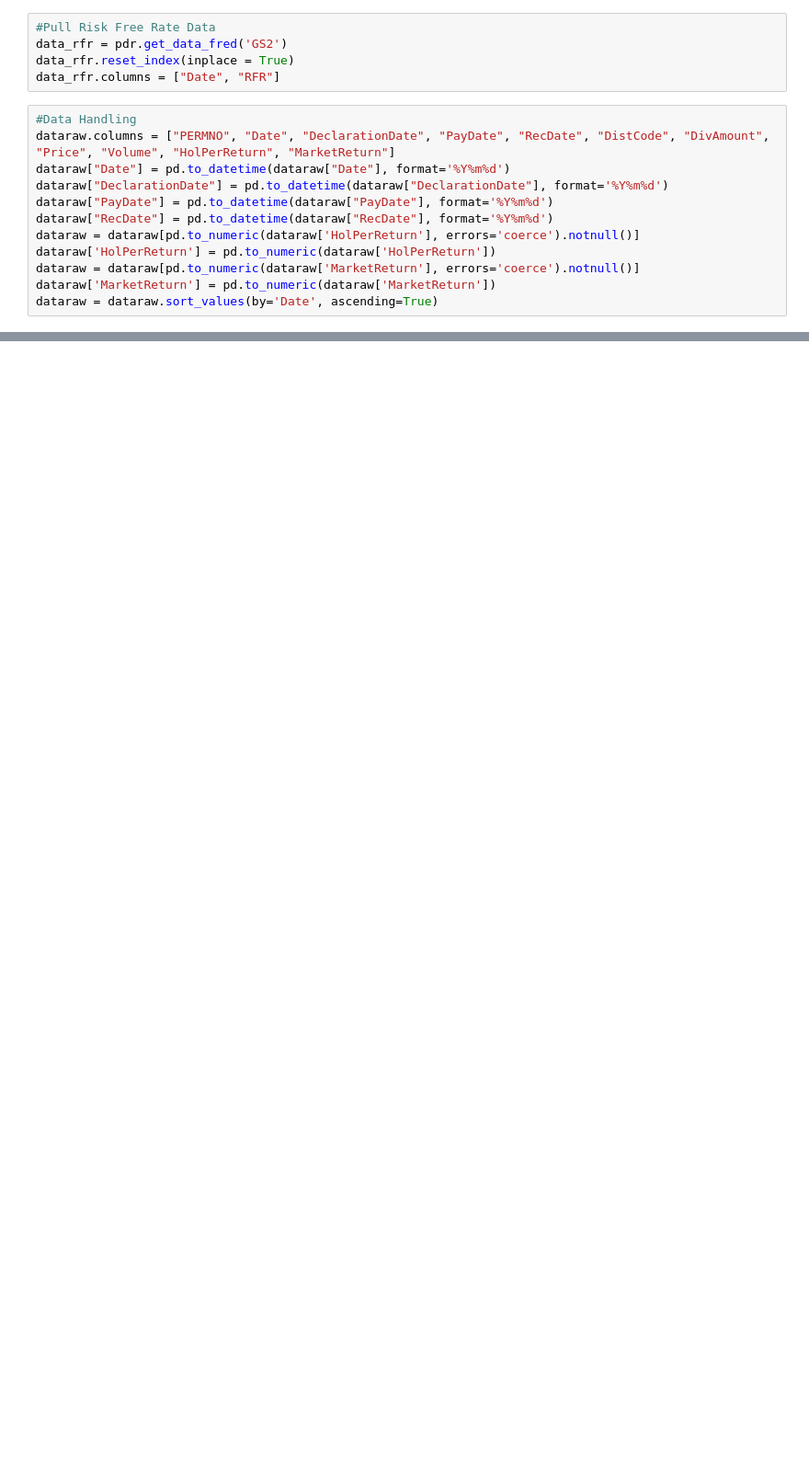
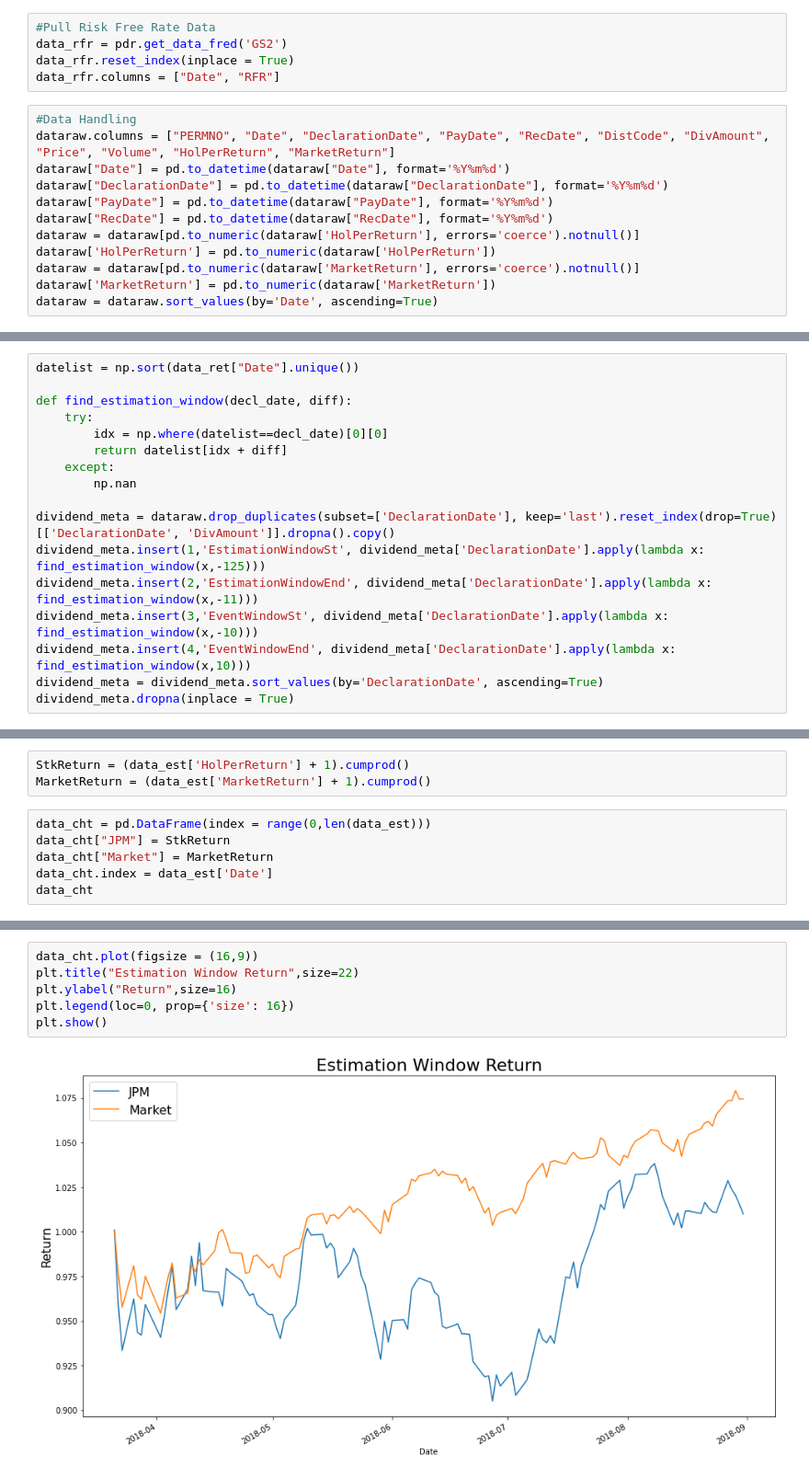
Before and after one commit to anirban2294/Dividend_Forecasting, a Jupyter notebook: HW1_Anirban.ipynb, the cells around one changed output, grey strips where cells are left out. Shown at 92% size. Cells and saved outputs as stored; diff of their text form; blank space fills up the shorter version.

```diff
--- a/HW1_Anirban.ipynb
+++ b/HW1_Anirban.ipynb
@@ -138,0 +107,17 @@ dividend_meta
+# %%
+datelist = np.sort(data_ret["Date"].unique())
+
+def find_estimation_window(decl_date, diff):
+    try:
+        idx = np.where(datelist==decl_date)[0][0]
+        return datelist[idx + diff]
+    except:
+        np.nan
+
+dividend_meta = dataraw.drop_duplicates(subset=['DeclarationDate'], keep='last').reset_index(drop=True)[['DeclarationDate', 'DivAmount']].dropna().copy()
+dividend_meta.insert(1,'EstimationWindowSt', dividend_meta['DeclarationDate'].apply(lambda x: find_estimation_window(x,-125)))
+dividend_meta.insert(2,'EstimationWindowEnd', dividend_meta['DeclarationDate'].apply(lambda x: find_estimation_window(x,-11)))
+dividend_meta.insert(3,'EventWindowSt', dividend_meta['DeclarationDate'].apply(lambda x: find_estimation_window(x,-10)))
+dividend_meta.insert(4,'EventWindowEnd', dividend_meta['DeclarationDate'].apply(lambda x: find_estimation_window(x,10)))
+dividend_meta = dividend_meta.sort_values(by='DeclarationDate', ascending=True)
+dividend_meta.dropna(inplace = True)
@@ -162,0 +182,9 @@ The standard deviation of the market's return during estimation period is: 2.056
+# %%
+StkReturn = (data_est['HolPerReturn'] + 1).cumprod()
+MarketReturn = (data_est['MarketReturn'] + 1).cumprod()
+# %%
+data_cht = pd.DataFrame(index = range(0,len(data_est)))
+data_cht["JPM"] = StkReturn
+data_cht["Market"] = MarketReturn
+data_cht.index = data_est['Date']
+data_cht
@@ -162,0 +206,8 @@ The standard deviation of the market's return during estimation period is: 2.056
+# %%
+data_cht.plot(figsize = (16,9))
+plt.title("Estimation Window Return",size=22)
+plt.ylabel("Return",size=16)
+plt.legend(loc=0, prop={'size': 16})
+plt.show()
+# %% [output]
+[figure, added]
```
Also changed, not shown: parts of 47 cells of this notebook, 1 other file.
